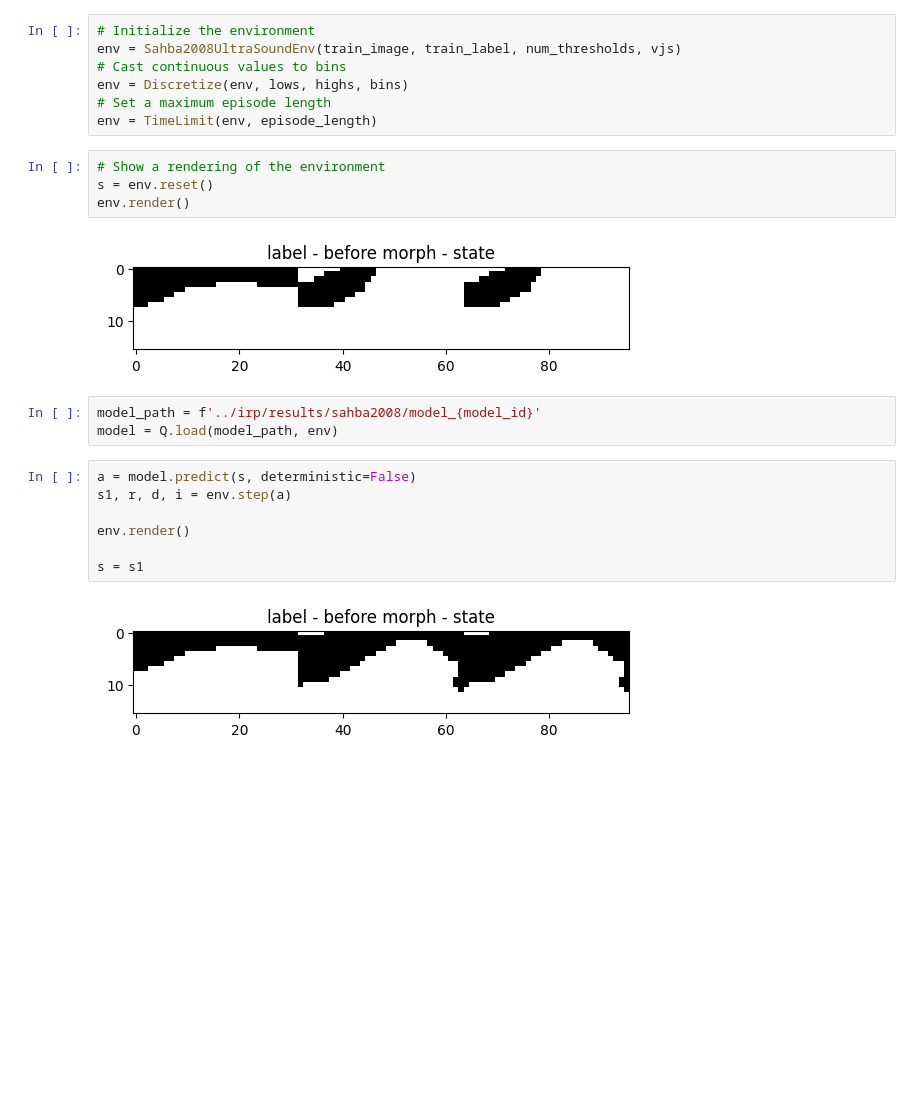
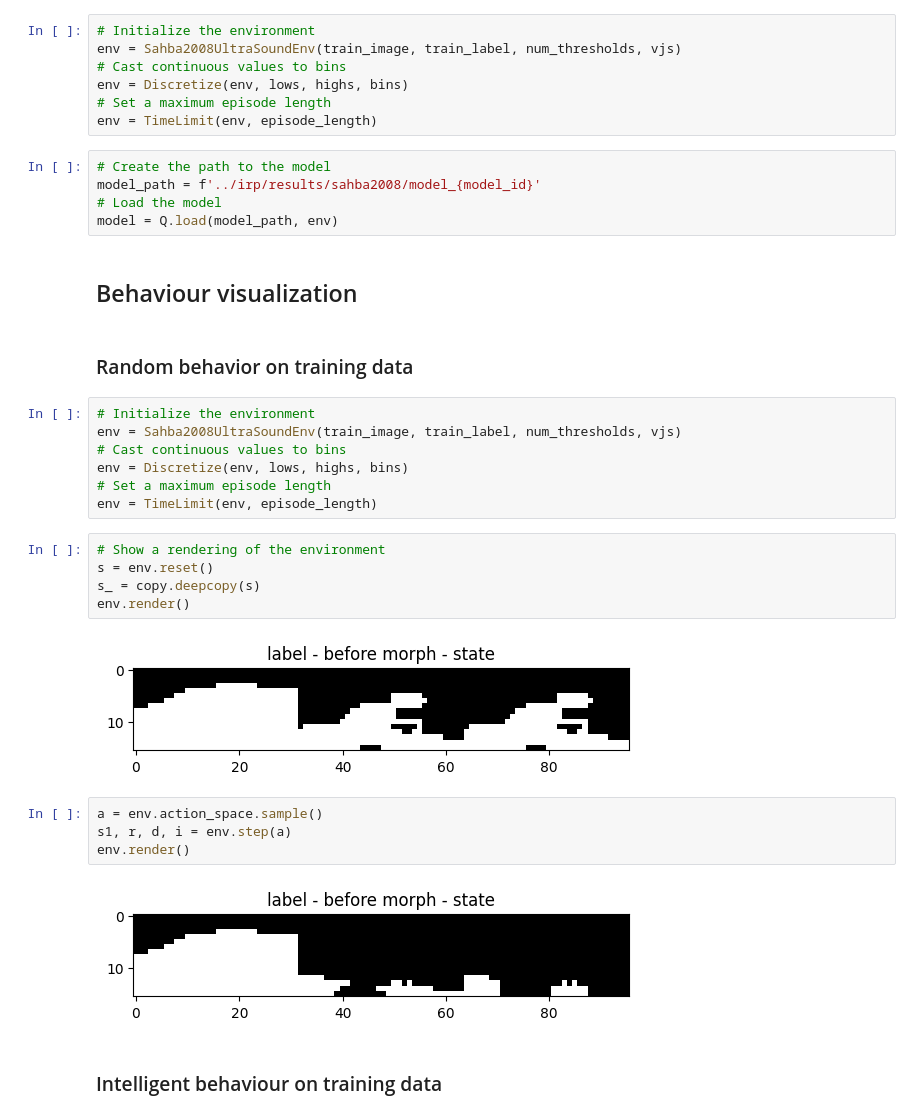
Before and after one commit to jtbuter/leiden-university-irp, a Jupyter notebook: notebooks/Visualize behavior.ipynb, the cells around one changed output. Cells and saved outputs as stored; diff of their text form; blank space fills up the shorter version.

```diff
--- a/notebooks/Visualize behavior.ipynb
+++ b/notebooks/Visualize behavior.ipynb
@@ -28,21 +37,34 @@ env = Sahba2008UltraSoundEnv(train_image, train_label, num_thresholds, vjs)
 env = Discretize(env, lows, highs, bins)
 # Set a maximum episode length
 env = TimeLimit(env, episode_length)
+# %%
+# Create the path to the model
+model_path = f'../irp/results/sahba2008/model_{model_id}'
+# Load the model
+model = Q.load(model_path, env)
+# %% [markdown]
+## Behaviour visualization
+# %% [markdown]
+### Random behavior on training data
+# %%
+# Initialize the environment
+env = Sahba2008UltraSoundEnv(train_image, train_label, num_thresholds, vjs)
+# Cast continuous values to bins
+env = Discretize(env, lows, highs, bins)
+# Set a maximum episode length
+env = TimeLimit(env, episode_length)
 # %%
 # Show a rendering of the environment
 s = env.reset()
+s_ = copy.deepcopy(s)
 env.render()
 # %% [output]
-[figure, old version]
+[figure, new version]
-# %%
-model_path = f'../irp/results/sahba2008/model_{model_id}'
-model = Q.load(model_path, env)
 # %%
-a = model.predict(s, deterministic=False)
+a = env.action_space.sample()
 s1, r, d, i = env.step(a)
-
 env.render()
-
-s = s1
 # %% [output]
-[figure, old version]
+[figure, new version]
+# %% [markdown]
+### Intelligent behaviour on training data
```
Also changed, not shown: parts of 16 cells of this notebook, 4 other files.
